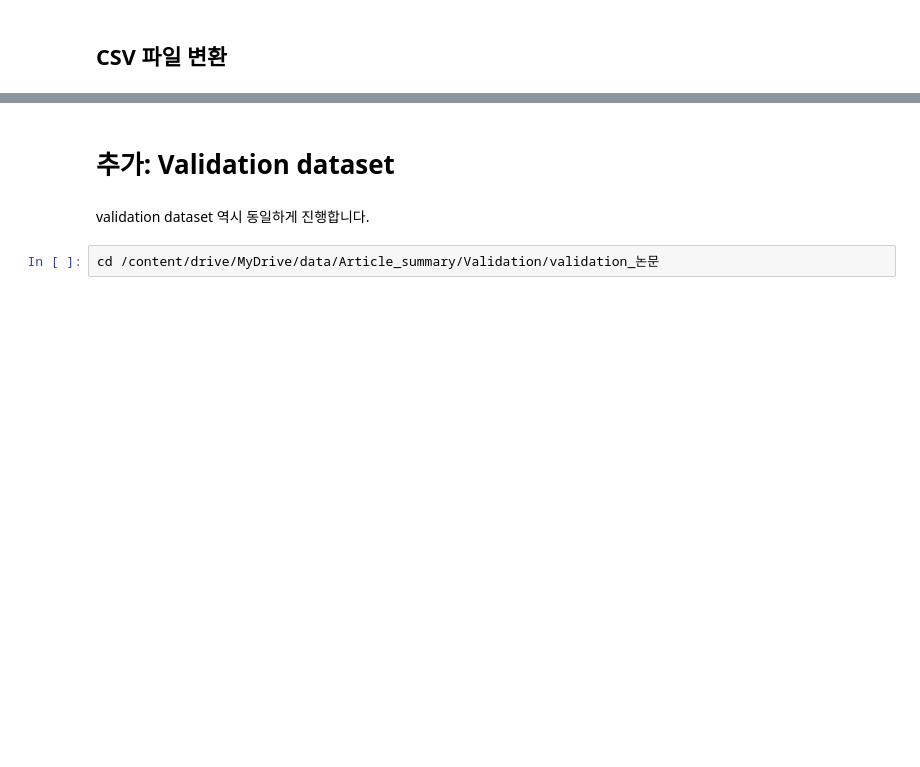
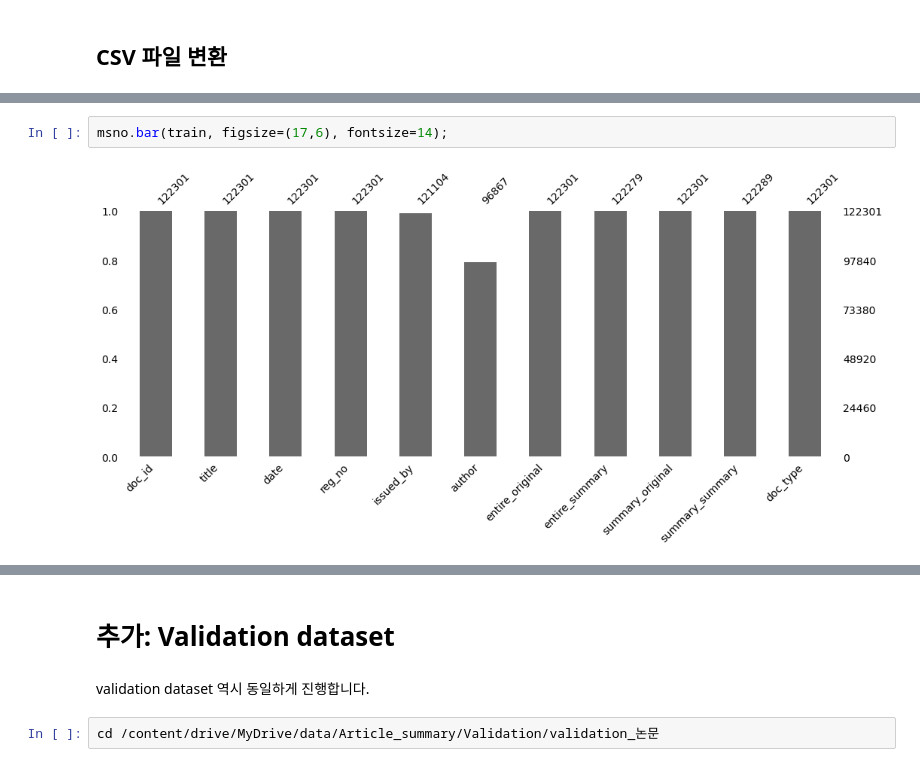
Before and after one commit to MinsooKwak/NLP, a Jupyter notebook: Article_project/Json파일을_데이터프레임으로_정제하기.ipynb, the cells around one changed output, grey strips where cells are left out. Drawn from its saved outputs; the diff is of its cells as text; blank space fills up the shorter version.

```diff
--- a/Article_project/Json파일을_데이터프레임으로_정제하기.ipynb
+++ b/Article_project/Json파일을_데이터프레임으로_정제하기.ipynb
@@ -524,0 +663,4 @@ train.head(3)
+# %%
+msno.bar(train, figsize=(17,6), fontsize=14);
+# %% [output]
+[figure, added]
```
Also changed, not shown: parts of 48 cells of this notebook.
